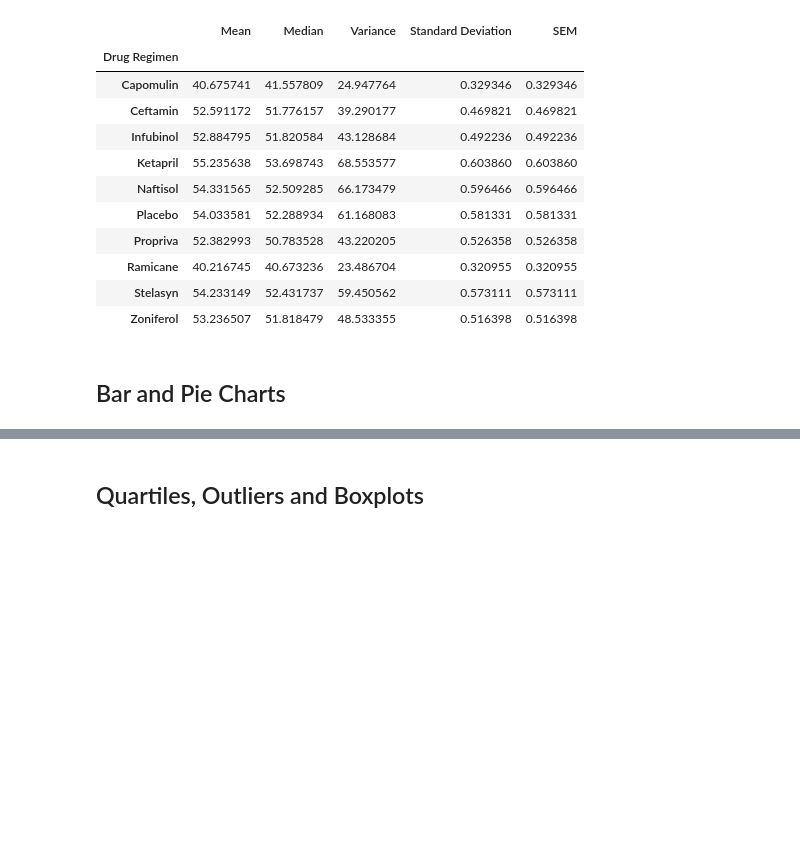
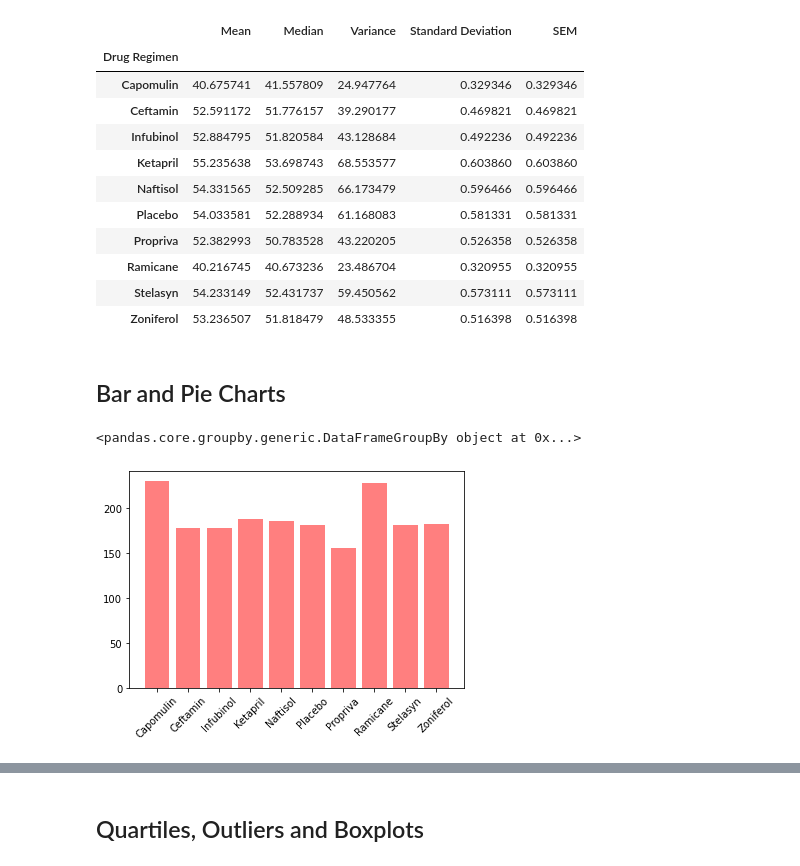
Before and after one commit to oleckie/Matplotlib-The_Power_of_Plots, a Jupyter notebook: Pymaceuticals/pymaceuticals_starter.ipynb, the cells around one changed output, grey strips where cells are left out. Cells and saved outputs as stored; diff of their text form; code cells hidden in the pictures; blank space fills up the shorter version.

Commit message:
Bar graph and Pie graph

```diff
--- a/Pymaceuticals/pymaceuticals_starter.ipynb
+++ b/Pymaceuticals/pymaceuticals_starter.ipynb
@@ -132,2 +131,40 @@ total_summary_df
+# %%
+# Generate a bar plot showing the total number of timepoints for all mice tested for each drug regimen using pyplot.
+
+#grouping by player
+mice_group = clean_data_df.groupby("Drug Regimen")
+print(mice_group)
+#regimen totals
+regimen_totals_df = mice_group["Timepoint"].count()
+regimen_totals_df.shape
+
+#create list for y-axis
+y_axis = list(regimen_totals_df)
+y_axis
+
+#extract info for x-axis
+x_data = regimen_totals_df.reset_index()
+x_data
+
+#create list for x-axis
+x_data_list = list(x_widget1["Drug Regimen"])
+x_data_list
+
+#create an array to give a numeric value for the x axis data
+x_axis = np.arange(len(x_widget2))
+
+#create graph
+plt.bar(x_axis, y_axis, color='r', alpha=0.5, align="center")
+
+#add labels to the x axis
+tick_locations = [value for value in x_axis]
+plt.xticks(tick_locations, ["Capomulin", "Ceftamin", "Infubinol", "Ketapril", "Naftisol",
+                             "Placebo", "Propriva", "Ramicane", "Stelasyn", "Zoniferol"])
+plt.xticks(rotation=45)
+
+plt.show()
+# %% [output]
+<pandas.core.groupby.generic.DataFrameGroupBy object at 0x...>
+[figure, added]
 # %%
 # Generate a pie plot showing the distribution of female versus male mice using Pandas
```
Also changed, not shown: parts of 4 cells of this notebook.
